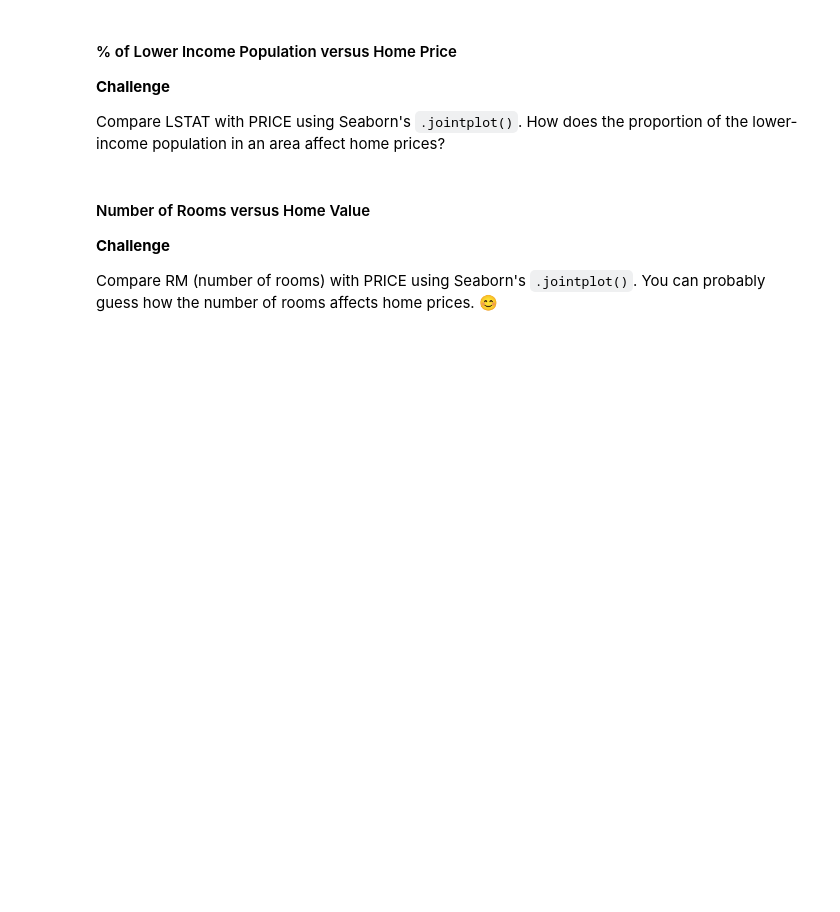
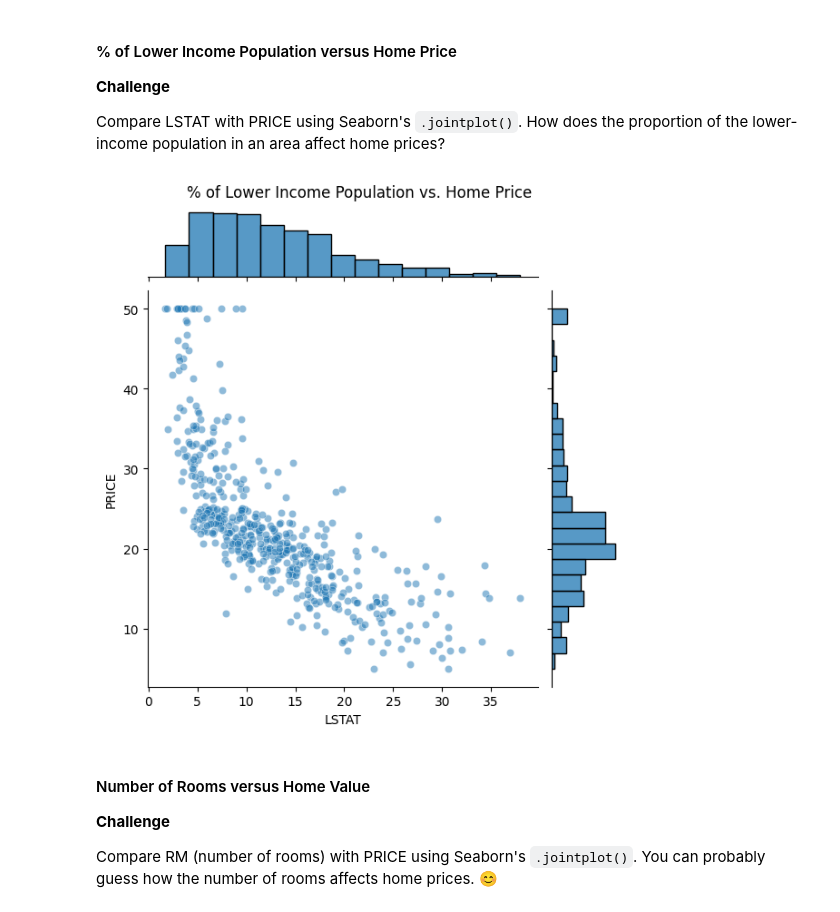
Before and after one commit to IrishEgie/data_science_py, a Jupyter notebook: data_science_10/Multivariable_Regression_and_Valuation_Model_(start).ipynb, the cells around one changed output. Saved outputs shown, nothing was run; the diff lists cells and outputs as text; code cells hidden in the pictures; blank space fills up the shorter version.

```diff
--- a/data_science_10/Multivariable_Regression_and_Valuation_Model_(start).ipynb
+++ b/data_science_10/Multivariable_Regression_and_Valuation_Model_(start).ipynb
@@ -386,6 +407,13 @@ Compare LSTAT (proportion of lower-income population) with RM (number of rooms)
 **Challenge**
 
 Compare LSTAT with PRICE using Seaborn's `.jointplot()`. How does the proportion of the lower-income population in an area affect home prices?
+# %%
+# Joint plot for LSTAT (lower-income population) and PRICE (home prices)
+sns.jointplot(data=data, x='LSTAT', y='PRICE', alpha=0.5)
+plt.suptitle('% of Lower Income Population vs. Home Price', y=1.02)  # Adjust title position
+plt.show()
+# %% [output]
+[figure, added]
 # %% [markdown]
 #### Number of Rooms versus Home Value
 
```
Also changed, not shown: parts of 6 cells of this notebook.
